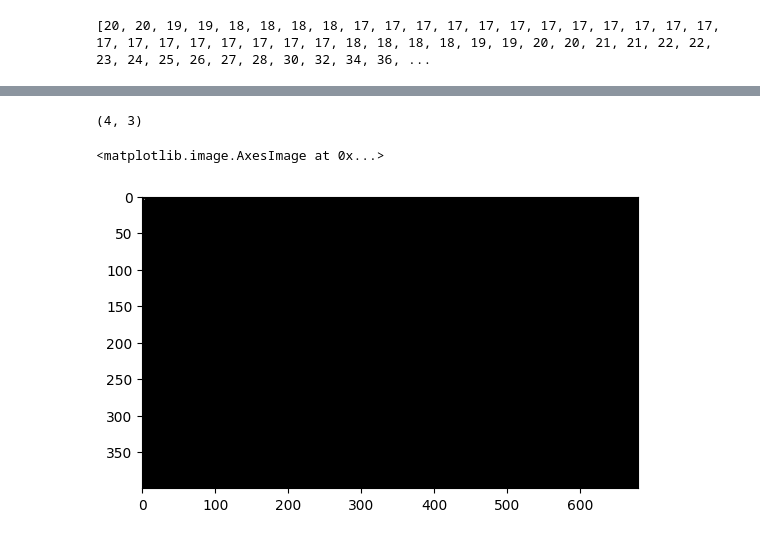
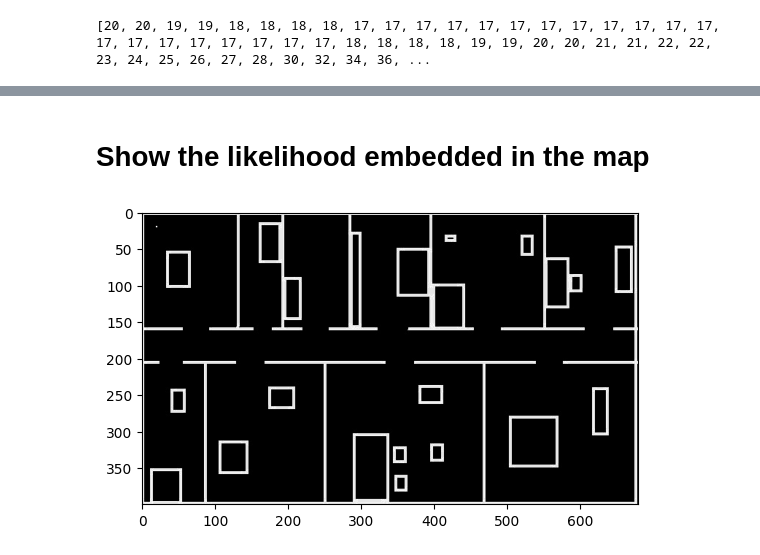
Before and after one commit to Mostafa-wael/Beam-Sensor-Model, a Jupyter notebook: solver.ipynb, the cells around one changed output, grey strips where cells are left out. Cells and saved outputs as stored; diff of their text form; code cells hidden in the pictures.

```diff
--- a/solver.ipynb
+++ b/solver.ipynb
@@ -58,13 +70,9 @@ plt.show()
-# %%
-# Show the point with the highest likelihood
-maxIndex = np.argmax(newLikelihood)
-maxIndex = np.unravel_index(maxIndex, newLikelihood.shape)
-print(maxIndex)
-# Display the map with the highest likelihood
-highestLikelihoodMap = np.zeros(newLikelihood.shape)
-highestLikelihoodMap[maxIndex] = 1
-plt.imshow(highestLikelihoodMap, cmap='gray')
-# %% [output]
-(4, 3)
-<matplotlib.image.AxesImage at 0x...>
-[figure, removed]
+# %% [markdown]
+# Show the likelihood embedded in the map
+# %%
+# Show the likelihood embedded in the map
+likelihoodInMap = getBinaryInitialMap() + newLikelihood
+plt.imshow(likelihoodInMap, cmap='gray')
+plt.show()
+# %% [output]
+[figure, added]
```
Also changed, not shown: parts of 12 cells of this notebook, 8 other files.
